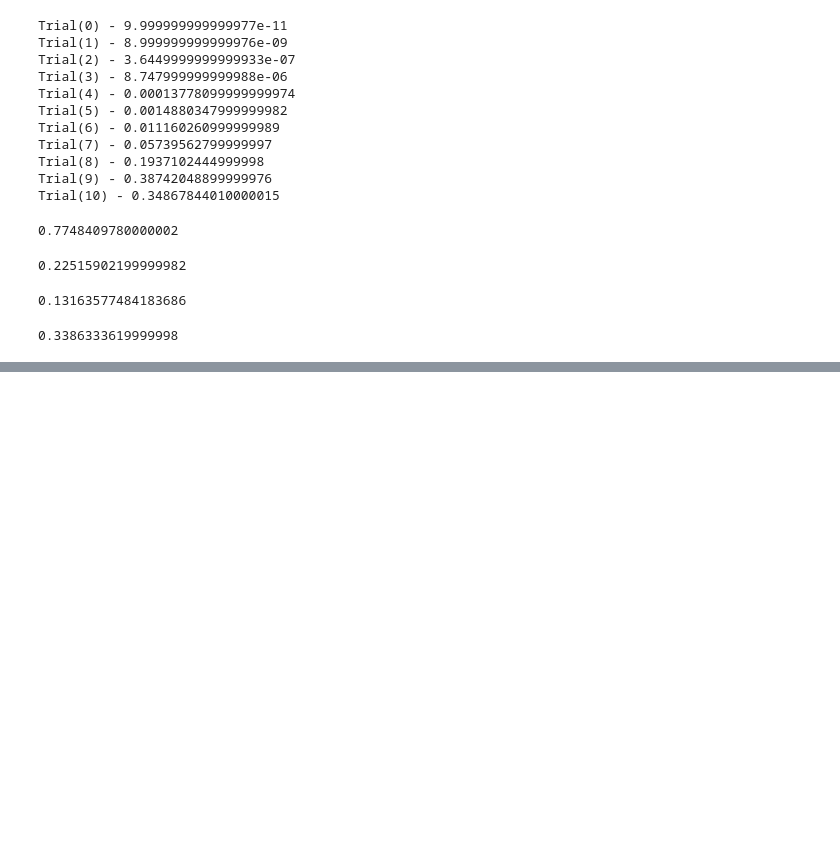
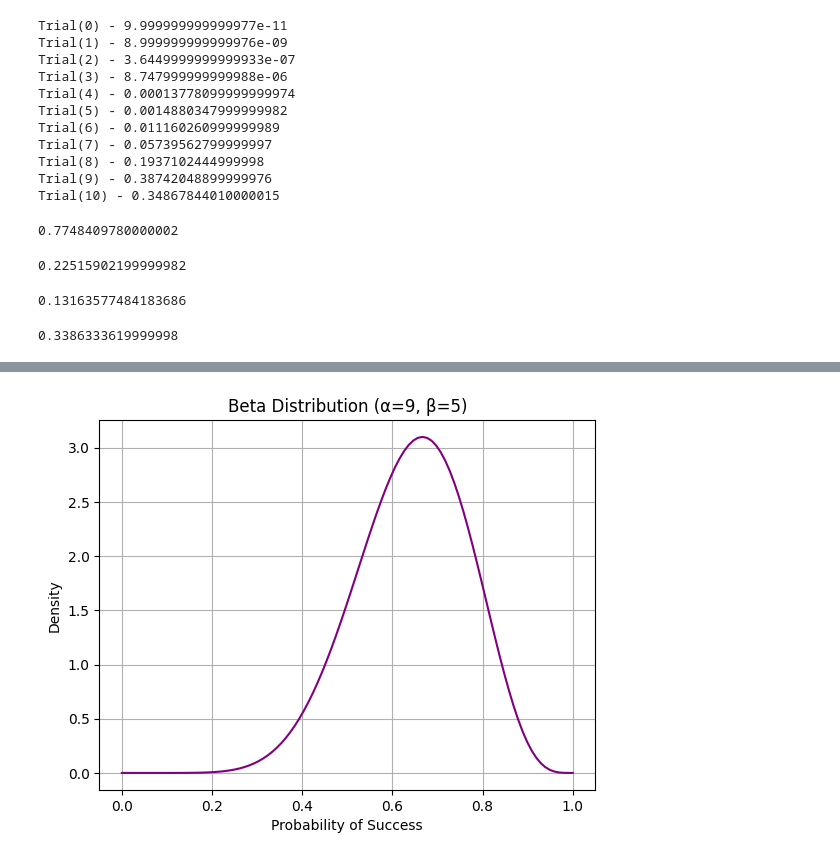
Before and after one commit to LuisAlvar/python, a Jupyter notebook: EssentialMathForDataScience/Ch2_Probability.ipynb, the cells around one changed output, grey strips where cells are left out. Drawn from its saved outputs; the diff is of its cells as text; code cells hidden in the pictures; blank space fills up the shorter version.

```diff
--- a/EssentialMathForDataScience/Ch2_Probability.ipynb
+++ b/EssentialMathForDataScience/Ch2_Probability.ipynb
@@ -63,0 +88,23 @@ print(p)
+# %%
+# Additional Example: Beta Distribution
+
+from scipy.stats import beta
+import matplotlib.pyplot as plt
+import numpy as np
+
+# Suppose we observed 8 successes and 4 failures
+alpha = 8 + 1
+beta_param = 4 + 1
+
+x = np.linspace(0, 1, 100)
+pdf = beta.pdf(x, alpha, beta_param)
+
+# Plot
+plt.plot(x, pdf, color='purple')
+plt.title('Beta Distribution (α=9, β=5)')
+plt.xlabel('Probability of Success')
+plt.ylabel('Density')
+plt.grid(True)
+plt.show()
+# %% [output]
+[figure, added]
```
Also changed, not shown: parts of 5 cells of this notebook.
